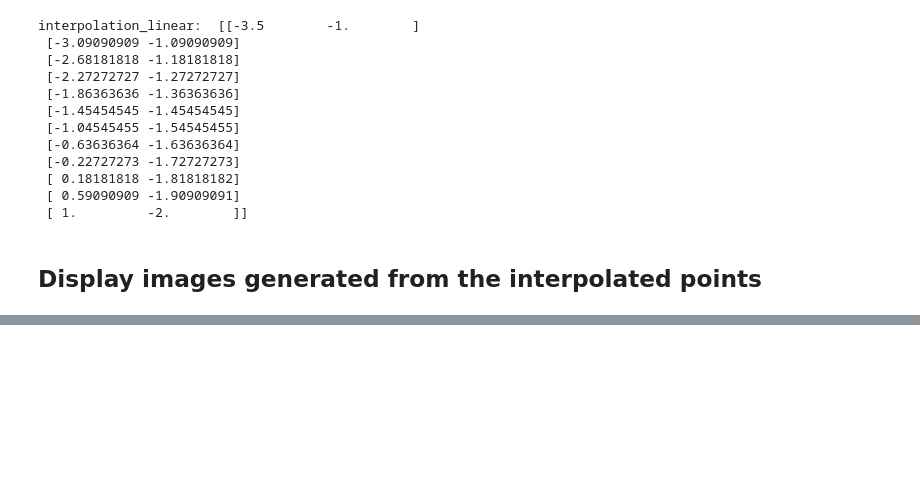
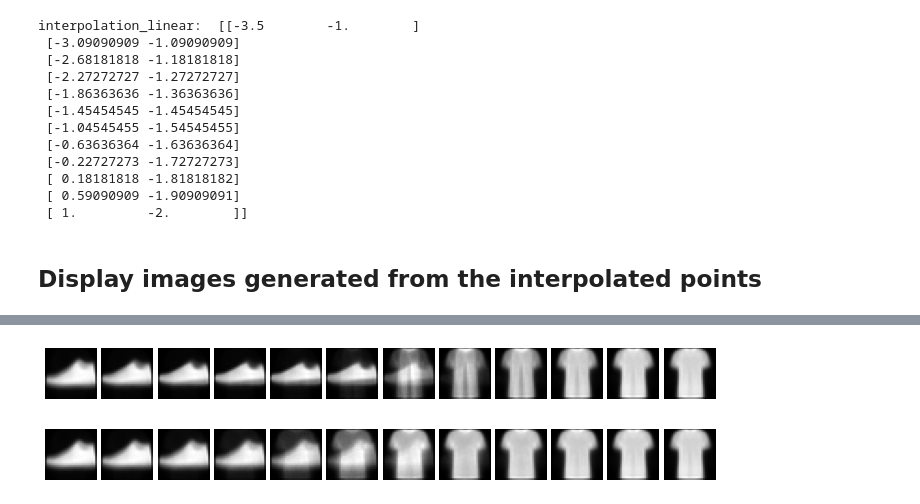
Before and after one commit to Clement-W/latent_space_oddity_MVA, a Jupyter notebook: Experiment2.ipynb, the cells around one changed output, grey strips where cells are left out. Cells and saved outputs as stored; diff of their text form; code cells hidden in the pictures; blank space fills up the shorter version.

```diff
--- a/Experiment2.ipynb
+++ b/Experiment2.ipynb
@@ -281,0 +328,41 @@ with torch.no_grad():
+# %%
+with torch.no_grad():
+    # Exemple d'utilisation
+    num_samples_to_generate = 12
+    T = np.linspace(0, 1, num_samples_to_generate)
+
+    # générer des données sur l'interpolation avec RBF
+    curve_eval = curve_graph(T)[0]
+    interpolation_var = curve_eval.T
+    z = torch.from_numpy(interpolation_var.astype(np.float32))
+    generated_data_var = generate_data_from_latent(model_VAE_RBF.VAE, z)
+
+    # générer des données sur l'interpolation linéaire
+    interpolation_linear = [ (1-t)*c0 + t*c1 for t in T]
+    interpolation_linear = np.array(interpolation_linear)
+    interpolation_linear = interpolation_linear.squeeze()
+    z = torch.from_numpy(interpolation_linear.astype(np.float32))
+    generated_data_linear = generate_data_from_latent(model_VAE_RBF.VAE, z)
+
+    # Reshape the data
+    generated_data_var = generated_data_var.reshape(num_samples_to_generate, 28, 28)
+    generated_data_linear = generated_data_linear.reshape(num_samples_to_generate, 28, 28)
+
+    # Plot for Geodesic curve
+    fig1, axes1 = plt.subplots(1, num_samples_to_generate, figsize=(num_samples_to_generate, 1))
+    plt.subplots_adjust(wspace=0.1, hspace=0.1)
+    for i in range(num_samples_to_generate):
+        axes1[i].imshow(generated_data_var[i], cmap='gray')
+        axes1[i].axis('off')
+
+    # Plot for Euclidean interpolation
+    fig2, axes2 = plt.subplots(1, num_samples_to_generate, figsize=(num_samples_to_generate, 1))
+    plt.subplots_adjust(wspace=0.1, hspace=0.1)
+    for i in range(num_samples_to_generate):
+        axes2[i].imshow(generated_data_linear[i], cmap='gray')
+        axes2[i].axis('off')
+
+plt.show()
+# %% [output]
+[figure, added]
+[figure, added]
```
Also changed, not shown: parts of 6 cells of this notebook, 1 other file.
